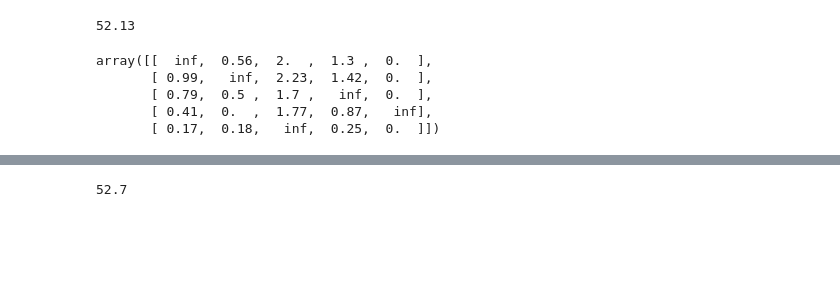
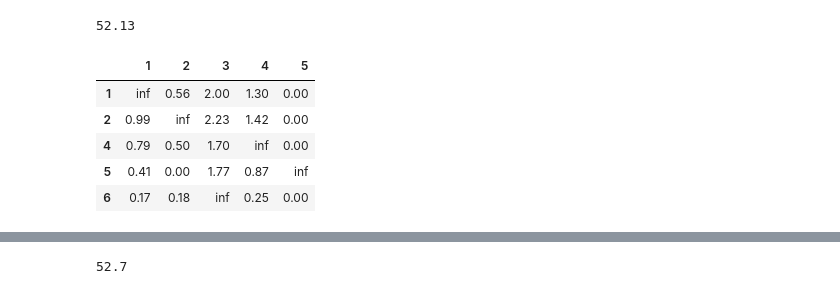
Before and after one commit to RerumNovarum/vsu-games, a Jupyter notebook: travelingsalesmanhelpers.ipynb, the cells around one changed output, grey strips where cells are left out. Saved outputs shown, nothing was run; the diff lists cells and outputs as text; code cells hidden in the pictures; blank space fills up the shorter version.

```diff
--- a/travelingsalesmanhelpers.ipynb
+++ b/travelingsalesmanhelpers.ipynb
@@ -20,12 +22,12 @@ def heuristic(C):
     return S
 # %%
 def row_transform(C):
-    mins = np.min(C, axis=1).reshape((-1,1))
-    return C - mins, mins
+    m = C.min(axis=1)
+    return C.sub(m, axis='index'), m
 
 def col_transform(C):
-    mins = np.min(C, axis=0)
-    return C - mins, mins
+    m = C.min(axis=0)
+    return C.sub(m), m
 # %%
 N=6
 C = np.array([
@@ -122,16 +138,17 @@ round(50.05+2.08, 2)
 # %% [output]
 52.13
 # %%
-C_2_1 = C2[np.array([1,2,4,5,6])-1, :]
-C_2_1 = C_2_1[:,np.array([1,2,3,4,5])-1]
-C_2_1[-1, 3-1] = np.infty
+C_2_1 = C2.loc[[1,2,4,5,6], [1, 2, 3, 4, 5]]
+# C_2_1 = C_2_1[:,np.array([1,2,3,4,5])-1]
+C_2_1.loc[6, 3] = np.infty
 C_2_1
 # %% [output]
-array([[  inf,  0.56,  2.  ,  1.3 ,  0.  ],
-       [ 0.99,   inf,  2.23,  1.42,  0.  ],
-       [ 0.79,  0.5 ,  1.7 ,   inf,  0.  ],
-       [ 0.41,  0.  ,  1.77,  0.87,   inf],
-       [ 0.17,  0.18,   inf,  0.25,  0.  ]])
+|  | 1 | 2 | 3 | 4 | 5 |
+| 1 | inf | 0.56 | 2.00 | 1.30 | 0.00 |
+| 2 | 0.99 | inf | 2.23 | 1.42 | 0.00 |
+| 4 | 0.79 | 0.50 | 1.70 | inf | 0.00 |
+| 5 | 0.41 | 0.00 | 1.77 | 0.87 | inf |
+| 6 | 0.17 | 0.18 | inf | 0.25 | 0.00 |
 # %%
 C3, C3_mr = row_transform(C_2_1)
 C3
```
Also changed, not shown: parts of 30 cells of this notebook.
